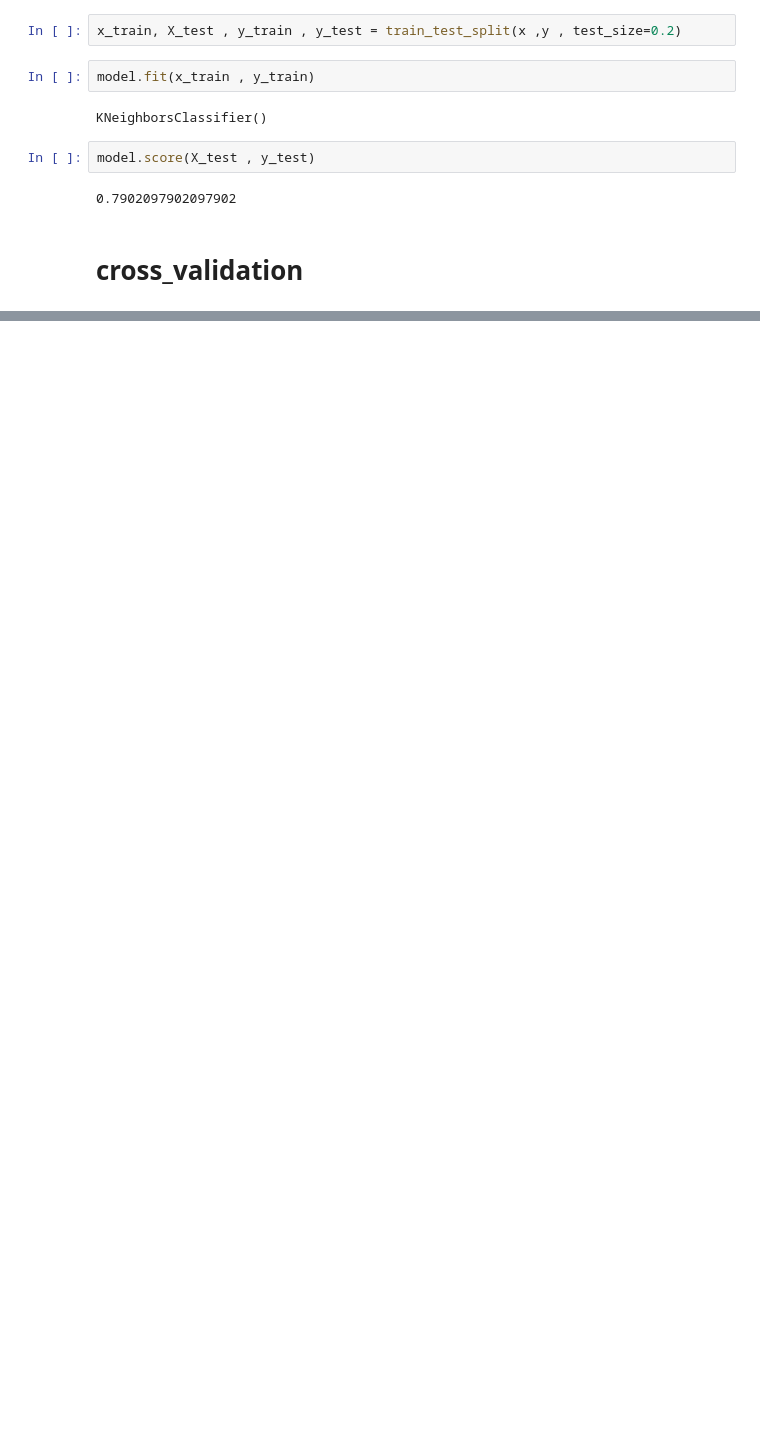
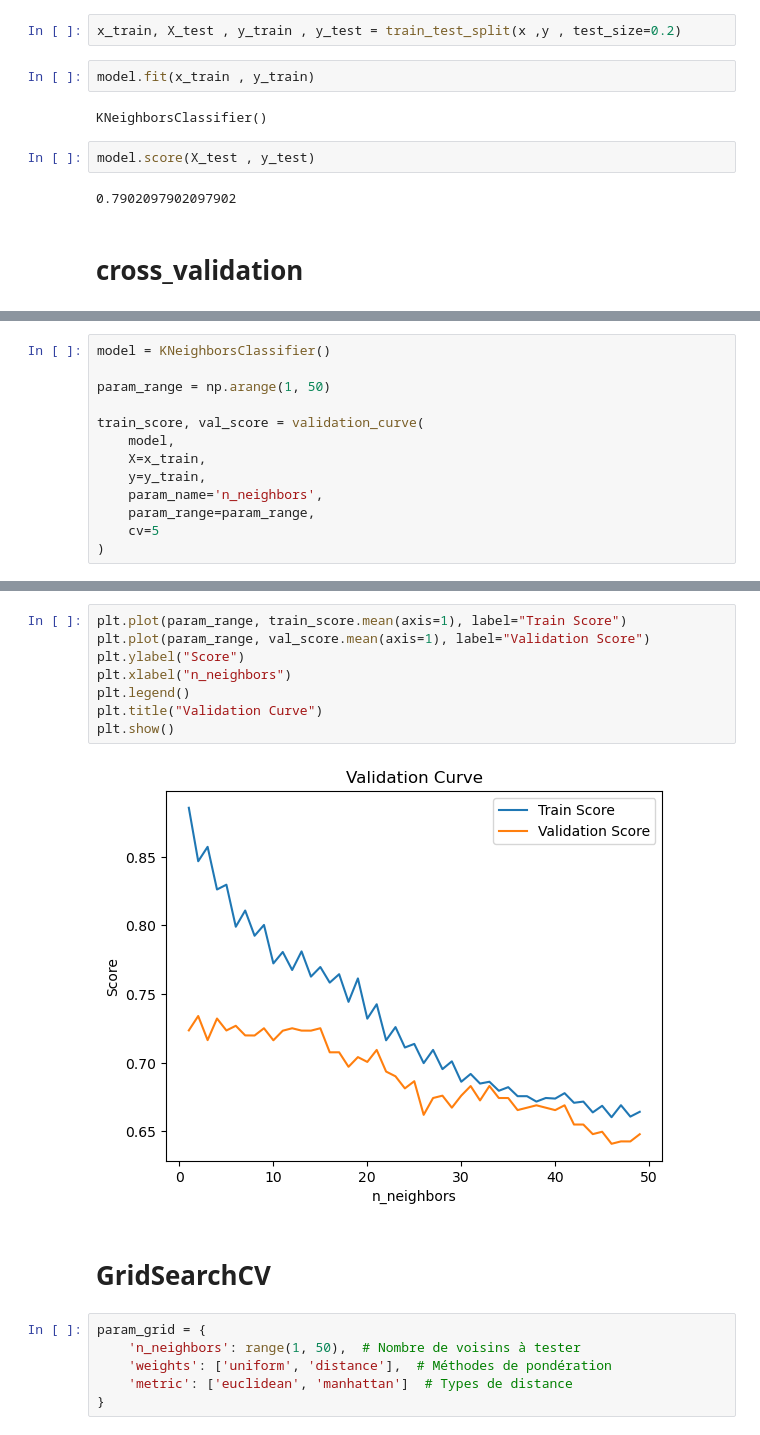
Before and after one commit to DST-NDIAYE/Data-Science-, a Jupyter notebook: revision.ipynb, the cells around one changed output, grey strips where cells are left out. Drawn from its saved outputs; the diff is of its cells as text; blank space fills up the shorter version.

Commit message:
SKLEARN  GridSearchCV

```diff
--- a/revision.ipynb
+++ b/revision.ipynb
@@ -399,0 +410,13 @@ model.score(X_test , y_test)
+# %%
+model = KNeighborsClassifier()
+
+param_range = np.arange(1, 50)
+
+train_score, val_score = validation_curve(
+    model,
+    X=x_train,
+    y=y_train,
+    param_name='n_neighbors',
+    param_range=param_range,
+    cv=5
+)
@@ -399,0 +436,18 @@ model.score(X_test , y_test)
+# %%
+plt.plot(param_range, train_score.mean(axis=1), label="Train Score")
+plt.plot(param_range, val_score.mean(axis=1), label="Validation Score")
+plt.ylabel("Score")
+plt.xlabel("n_neighbors")
+plt.legend()
+plt.title("Validation Curve")
+plt.show()
+# %% [output]
+[figure, added]
+# %% [markdown]
+# GridSearchCV
+# %%
+param_grid = {
+    'n_neighbors': range(1, 50),  # Nombre de voisins à tester
+    'weights': ['uniform', 'distance'],  # Méthodes de pondération
+    'metric': ['euclidean', 'manhattan']  # Types de distance
+}
```
Also changed, not shown: parts of 4 cells of this notebook.
